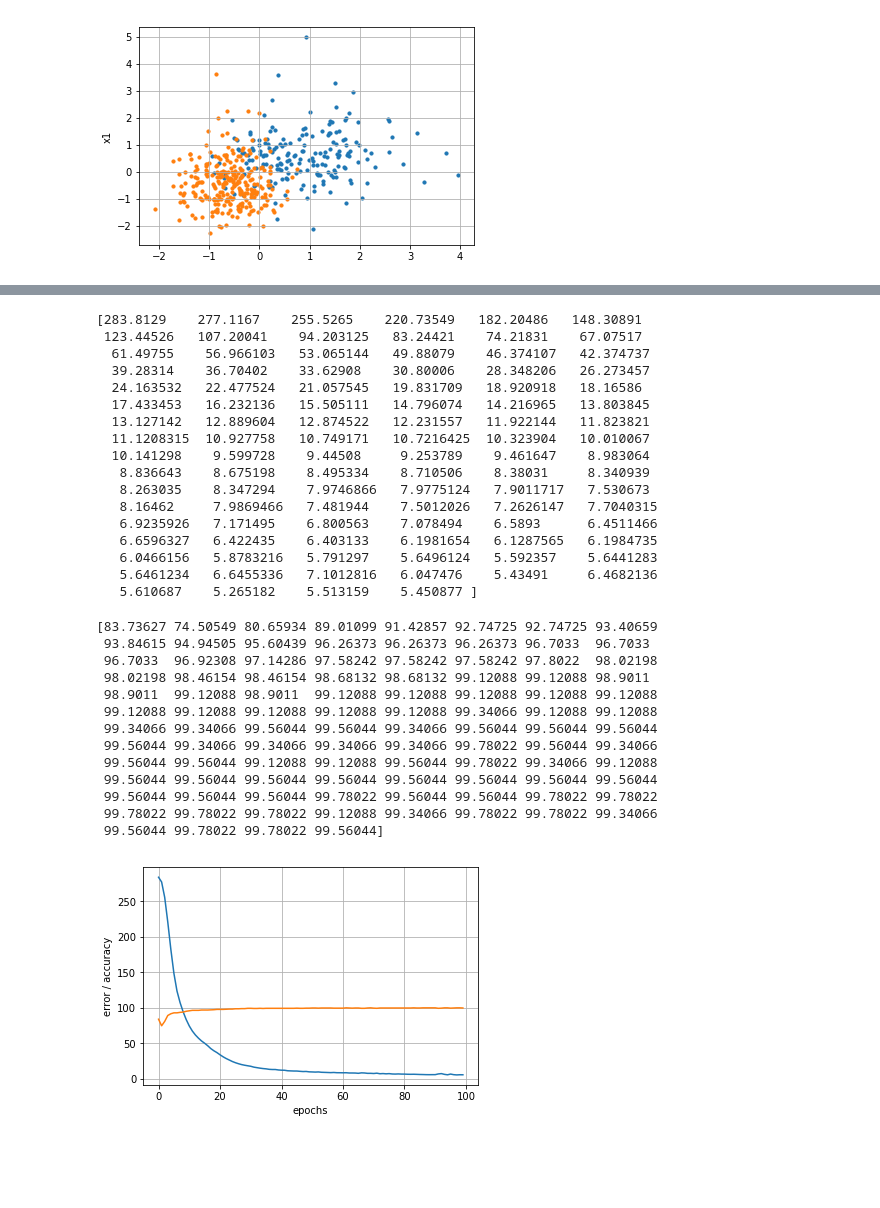
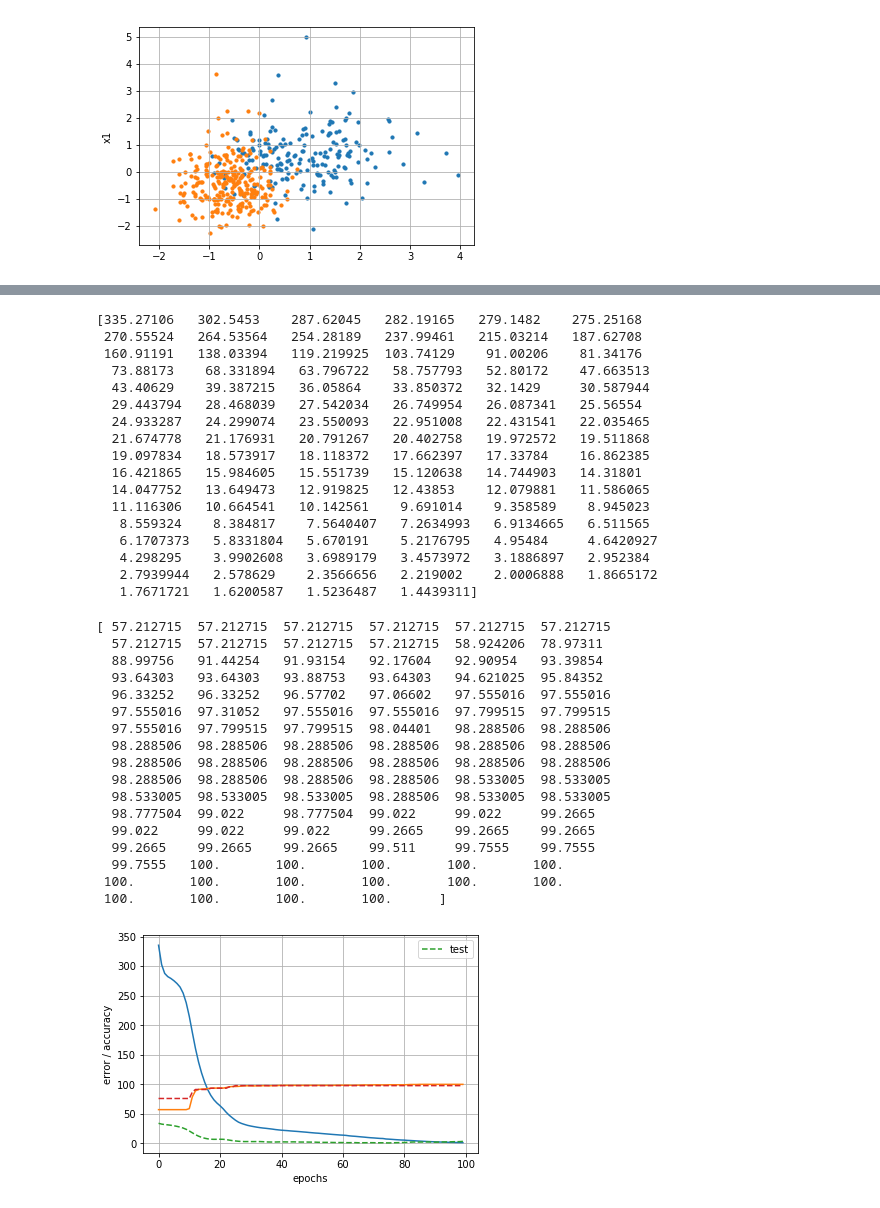
Before and after one commit to Sladge17/multilayer-perceptron, a Jupyter notebook: mulper_anl.ipynb, the cells around one changed output, grey strips where cells are left out. Cells and saved outputs as stored; diff of their text form; code cells hidden in the pictures; blank space fills up the shorter version.

```diff
--- a/mulper_anl.ipynb
+++ b/mulper_anl.ipynb
@@ -184,7 +140,9 @@ alpha = 0.01
 # batch = x_train.shape[0]
 # batch = 1
 batch = 100
+# start_velocity = 0.6 ## maybe need always zero
 start_velocity = 0.6 ## maybe need always zero
-# start_velocity = 0.2 ## maybe need always zero
+# start_velocity = 0.8 ## maybe need always zero
+# start_velocity = 1.2 ## maybe need always zero
 
-weight, error, accuracy = learn_mp(x_train, y_train, arch, f_act, epochs, alpha, batch, start_velocity)
+weight, error, accuracy, error_val, accuracy_val = learn_mp(x_train, y_train, arch, f_act, epochs, alpha, batch, start_velocity)
@@ -191,45 +169,53 @@ weight, error, accuracy = learn_mp(x_train, y_train, arch, f_act, epochs, alpha,
 # %%
 print(error)
 # %% [output]
-[283.8129    277.1167    255.5265    220.73549   182.20486   148.30891
- 123.44526   107.20041    94.203125   83.24421    74.21831    67.07517
-  61.49755    56.966103   53.065144   49.88079    46.374107   42.374737
-  39.28314    36.70402    33.62908    30.80006    28.348206   26.273457
-  24.163532   22.477524   21.057545   19.831709   18.920918   18.16586
-  17.433453   16.232136   15.505111   14.796074   14.216965   13.803845
-  13.127142   12.889604   12.874522   12.231557   11.922144   11.823821
-  11.1208315  10.927758   10.749171   10.7216425  10.323904   10.010067
-  10.141298    9.599728    9.44508     9.253789    9.461647    8.983064
-   8.836643    8.675198    8.495334    8.710506    8.38031     8.340939
-   8.263035    8.347294    7.9746866   7.9775124   7.9011717   7.530673
-   8.16462     7.9869466   7.481944    7.5012026   7.2626147   7.7040315
-   6.9235926   7.171495    6.800563    7.078494    6.5893      6.4511466
-   6.6596327   6.422435    6.403133    6.1981654   6.1287565   6.1984735
-   6.0466156   5.8783216   5.791297    5.6496124   5.592357    5.6441283
-   5.6461234   6.6455336   7.1012816   6.047476    5.43491     6.4682136
-   5.610687    5.265182    5.513159    5.450877 ]
+[335.27106   302.5453    287.62045   282.19165   279.1482    275.25168
+ 270.55524   264.53564   254.28189   237.99461   215.03214   187.62708
+ 160.91191   138.03394   119.219925  103.74129    91.00206    81.34176
+  73.88173    68.331894   63.796722   58.757793   52.80172    47.663513
+  43.40629    39.387215   36.05864    33.850372   32.1429     30.587944
+  29.443794   28.468039   27.542034   26.749954   26.087341   25.56554
+  24.933287   24.299074   23.550093   22.951008   22.431541   22.035465
+  21.674778   21.176931   20.791267   20.402758   19.972572   19.511868
+  19.097834   18.573917   18.118372   17.662397   17.33784    16.862385
+  16.421865   15.984605   15.551739   15.120638   14.744903   14.31801
+  14.047752   13.649473   12.919825   12.43853    12.079881   11.586065
+  11.116306   10.664541   10.142561    9.691014    9.358589    8.945023
+   8.559324    8.384817    7.5640407   7.2634993   6.9134665   6.511565
+   6.1707373   5.8331804   5.670191    5.2176795   4.95484     4.6420927
+   4.298295    3.9902608   3.6989179   3.4573972   3.1886897   2.952384
+   2.7939944   2.578629    2.3566656   2.219002    2.0006888   1.8665172
+   1.7671721   1.6200587   1.5236487   1.4439311]
 # %%
 print(accuracy)
 # %% [output]
-[83.73627 74.50549 80.65934 89.01099 91.42857 92.74725 92.74725 93.40659
- 93.84615 94.94505 95.60439 96.26373 96.26373 96.26373 96.7033  96.7033
- 96.7033  96.92308 97.14286 97.58242 97.58242 97.58242 97.8022  98.02198
- 98.02198 98.46154 98.46154 98.68132 98.68132 99.12088 99.12088 98.9011
- 98.9011  99.12088 98.9011  99.12088 99.12088 99.12088 99.12088 99.12088
- 99.12088 99.12088 99.12088 99.12088 99.12088 99.34066 99.12088 99.12088
- 99.34066 99.34066 99.56044 99.56044 99.34066 99.56044 99.56044 99.56044
- 99.56044 99.34066 99.34066 99.34066 99.34066 99.78022 99.56044 99.34066
- 99.56044 99.56044 99.12088 99.12088 99.56044 99.78022 99.34066 99.12088
- 99.56044 99.56044 99.56044 99.56044 99.56044 99.56044 99.56044 99.56044
- 99.56044 99.56044 99.56044 99.78022 99.56044 99.56044 99.78022 99.78022
- 99.78022 99.78022 99.78022 99.12088 99.34066 99.78022 99.78022 99.34066
- 99.56044 99.78022 99.78022 99.56044]
+[ 57.212715  57.212715  57.212715  57.212715  57.212715  57.212715
+  57.212715  57.212715  57.212715  57.212715  58.924206  78.97311
+  88.99756   91.44254   91.93154   92.17604   92.90954   93.39854
+  93.64303   93.64303   93.88753   93.64303   94.621025  95.84352
+  96.33252   96.33252   96.57702   97.06602   97.555016  97.555016
+  97.555016  97.31052   97.555016  97.555016  97.799515  97.799515
+  97.555016  97.799515  97.799515  98.04401   98.288506  98.288506
+  98.288506  98.288506  98.288506  98.288506  98.288506  98.288506
+  98.288506  98.288506  98.288506  98.288506  98.288506  98.288506
+  98.288506  98.288506  98.288506  98.288506  98.533005  98.533005
+  98.533005  98.533005  98.533005  98.288506  98.533005  98.533005
+  98.777504  99.022     98.777504  99.022     99.022     99.2665
+  99.022     99.022     99.022     99.2665    99.2665    99.2665
+  99.2665    99.2665    99.2665    99.511     99.7555    99.7555
+  99.7555   100.       100.       100.       100.       100.
+ 100.       100.       100.       100.       100.       100.
+ 100.       100.       100.       100.      ]
 # %%
 plt.plot(range(epochs), error)
 plt.plot(range(epochs), accuracy)
+
+plt.plot(range(epochs), error_val, linestyle='--', label='test')
+plt.plot(range(epochs), accuracy_val, linestyle='--')
 plt.xlabel('epochs')
 plt.ylabel('error / accuracy')
+plt.legend(loc='upper right')
 plt.grid()
 plt.show()
 # %% [output]
-[figure, old version]
+[figure, new version]
```
Also changed, not shown: parts of 9 cells of this notebook, 2 other files.
